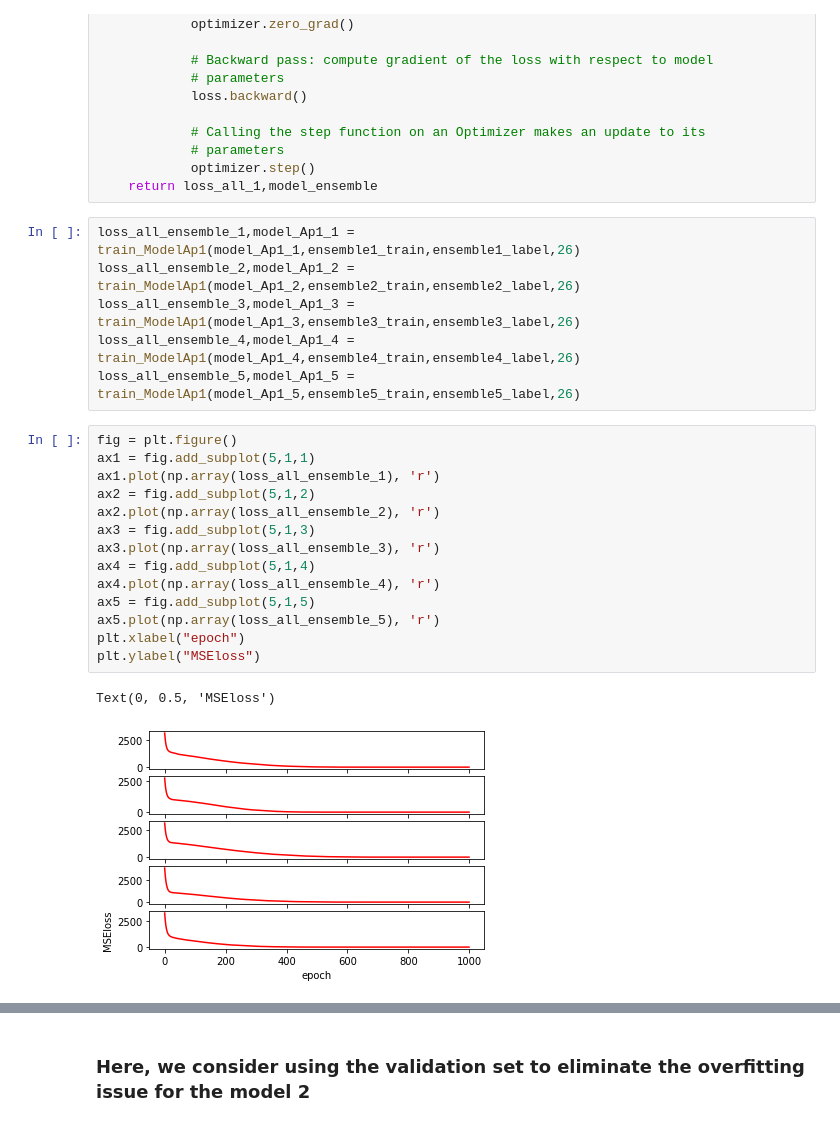
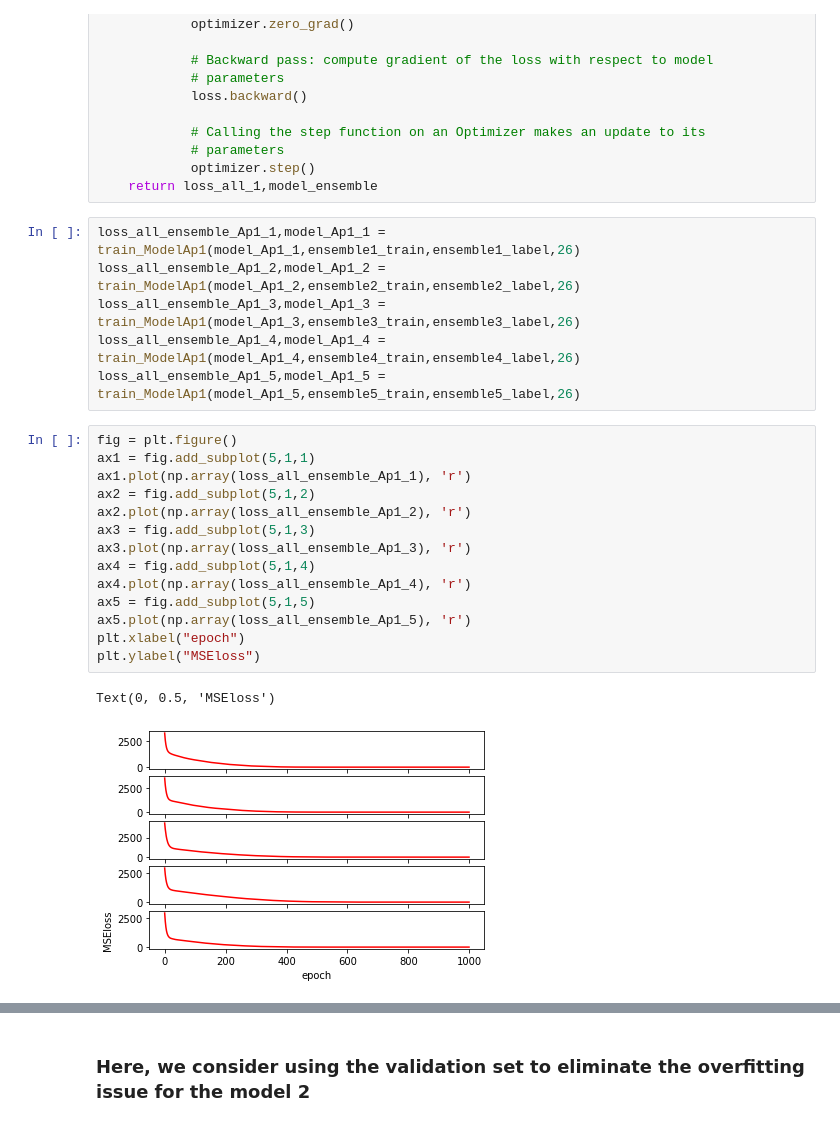
Before and after one commit to BazingaOo/CAP6615, a Jupyter notebook: HW2/CAP6615_Programming_Assignment#2-updated-bagging.ipynb, the cells around one changed output, grey strips where cells are left out. Cells and saved outputs as stored; diff of their text form.

```diff
--- a/HW2/CAP6615_Programming_Assignment#2-updated-bagging.ipynb
+++ b/HW2/CAP6615_Programming_Assignment#2-updated-bagging.ipynb
@@ -432,28 +465,28 @@ def train_ModelAp1(model_ensemble, train_data, train_label, bagsize):
             optimizer.step()
     return loss_all_1,model_ensemble
 # %%
-loss_all_ensemble_1,model_Ap1_1 = train_ModelAp1(model_Ap1_1,ensemble1_train,ensemble1_label,26)
-loss_all_ensemble_2,model_Ap1_2 = train_ModelAp1(model_Ap1_2,ensemble2_train,ensemble2_label,26)
-loss_all_ensemble_3,model_Ap1_3 = train_ModelAp1(model_Ap1_3,ensemble3_train,ensemble3_label,26)
-loss_all_ensemble_4,model_Ap1_4 = train_ModelAp1(model_Ap1_4,ensemble4_train,ensemble4_label,26)
-loss_all_ensemble_5,model_Ap1_5 = train_ModelAp1(model_Ap1_5,ensemble5_train,ensemble5_label,26)
+loss_all_ensemble_Ap1_1,model_Ap1_1 = train_ModelAp1(model_Ap1_1,ensemble1_train,ensemble1_label,26)
+loss_all_ensemble_Ap1_2,model_Ap1_2 = train_ModelAp1(model_Ap1_2,ensemble2_train,ensemble2_label,26)
+loss_all_ensemble_Ap1_3,model_Ap1_3 = train_ModelAp1(model_Ap1_3,ensemble3_train,ensemble3_label,26)
+loss_all_ensemble_Ap1_4,model_Ap1_4 = train_ModelAp1(model_Ap1_4,ensemble4_train,ensemble4_label,26)
+loss_all_ensemble_Ap1_5,model_Ap1_5 = train_ModelAp1(model_Ap1_5,ensemble5_train,ensemble5_label,26)
 # %%
 fig = plt.figure()
 ax1 = fig.add_subplot(5,1,1)
-ax1.plot(np.array(loss_all_ensemble_1), 'r')
+ax1.plot(np.array(loss_all_ensemble_Ap1_1), 'r')
 ax2 = fig.add_subplot(5,1,2)
-ax2.plot(np.array(loss_all_ensemble_2), 'r')
+ax2.plot(np.array(loss_all_ensemble_Ap1_2), 'r')
 ax3 = fig.add_subplot(5,1,3)
-ax3.plot(np.array(loss_all_ensemble_3), 'r')
+ax3.plot(np.array(loss_all_ensemble_Ap1_3), 'r')
 ax4 = fig.add_subplot(5,1,4)
-ax4.plot(np.array(loss_all_ensemble_4), 'r')
+ax4.plot(np.array(loss_all_ensemble_Ap1_4), 'r')
 ax5 = fig.add_subplot(5,1,5)
-ax5.plot(np.array(loss_all_ensemble_5), 'r')
+ax5.plot(np.array(loss_all_ensemble_Ap1_5), 'r')
 plt.xlabel("epoch")
 plt.ylabel("MSEloss")
 # %% [output]
 Text(0, 0.5, 'MSEloss')
-[figure, old version]
+[figure, new version]
 # %%
 # training result in approach 1
 cor = 0
```
Also changed, not shown: parts of 23 cells of this notebook.
